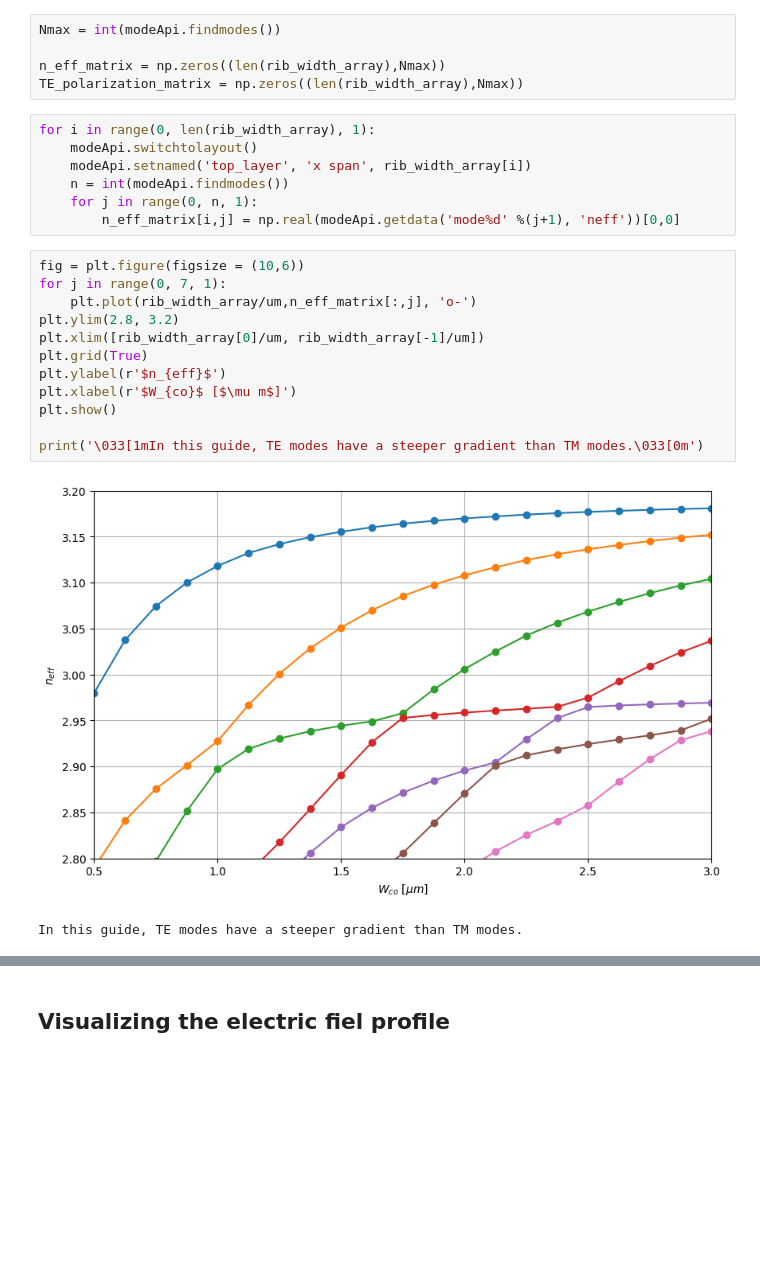
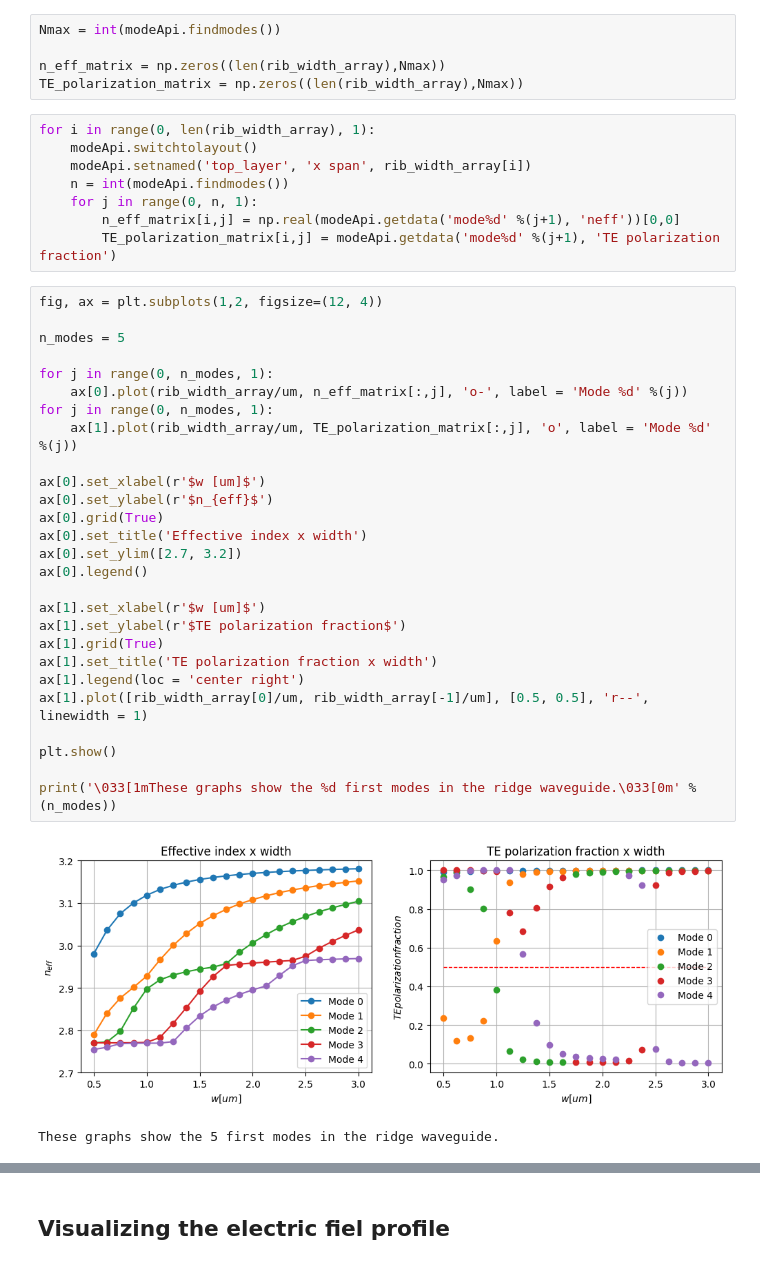
Before and after one commit to LucasGabrielMelo/Capacita-o---Fot-nica, a Jupyter notebook: APIPython/Waveguides/Rib_waveguide/RIB_waveguide_FDE.ipynb, the cells around one changed output, grey strips where cells are left out. Saved outputs shown, nothing was run; the diff lists cells and outputs as text; blank space fills up the shorter version.

```diff
--- a/APIPython/Waveguides/Rib_waveguide/RIB_waveguide_FDE.ipynb
+++ b/APIPython/Waveguides/Rib_waveguide/RIB_waveguide_FDE.ipynb
@@ -138,18 +138,34 @@ for i in range(0, len(rib_width_array), 1):
     n = int(modeApi.findmodes())
     for j in range(0, n, 1):
         n_eff_matrix[i,j] = np.real(modeApi.getdata('mode%d' %(j+1), 'neff'))[0,0]
+        TE_polarization_matrix[i,j] = modeApi.getdata('mode%d' %(j+1), 'TE polarization fraction')
-# %%
-fig = plt.figure(figsize = (10,6))
-for j in range(0, 7, 1):
-    plt.plot(rib_width_array/um,n_eff_matrix[:,j], 'o-')
-plt.ylim(2.8, 3.2)
-plt.xlim([rib_width_array[0]/um, rib_width_array[-1]/um])
-plt.grid(True)
-plt.ylabel(r'$n_{eff}$')
-plt.xlabel(r'$W_{co}$ [$\mu m$]')
-plt.show()
-
-print('\033[1mIn this guide, TE modes have a steeper gradient than TM modes.\033[0m')
-# %% [output]
-[figure, removed]
-In this guide, TE modes have a steeper gradient than TM modes.
+# %%
+fig, ax = plt.subplots(1,2, figsize=(12, 4))
+
+n_modes = 5
+
+for j in range(0, n_modes, 1):
+    ax[0].plot(rib_width_array/um, n_eff_matrix[:,j], 'o-', label = 'Mode %d' %(j))
+for j in range(0, n_modes, 1):
+    ax[1].plot(rib_width_array/um, TE_polarization_matrix[:,j], 'o', label = 'Mode %d' %(j))
+
+ax[0].set_xlabel(r'$w [um]$')
+ax[0].set_ylabel(r'$n_{eff}$')
+ax[0].grid(True)
+ax[0].set_title('Effective index x width')
+ax[0].set_ylim([2.7, 3.2])
+ax[0].legend()
+
+ax[1].set_xlabel(r'$w [um]$')
+ax[1].set_ylabel(r'$TE polarization fraction$')
+ax[1].grid(True)
+ax[1].set_title('TE polarization fraction x width')
+ax[1].legend(loc = 'center right')
+ax[1].plot([rib_width_array[0]/um, rib_width_array[-1]/um], [0.5, 0.5], 'r--', linewidth = 1)
+
+plt.show()
+
+print('\033[1mThese graphs show the %d first modes in the ridge waveguide.\033[0m' %(n_modes))
+# %% [output]
+[figure, added]
+These graphs show the 5 first modes in the ridge waveguide.
```
Also changed, not shown: parts of 5 cells of this notebook.
